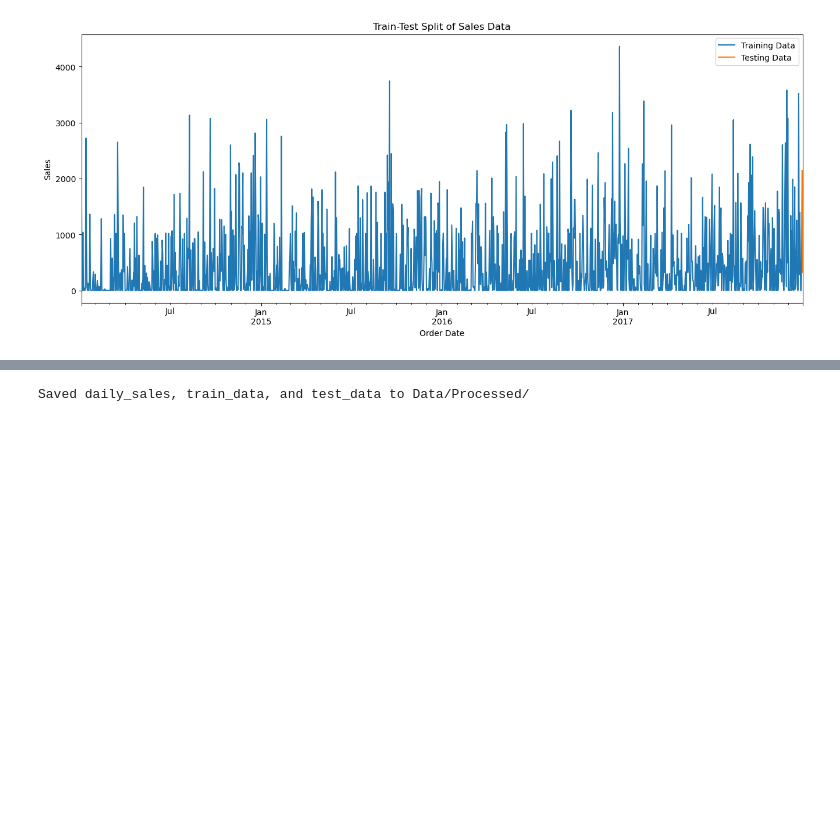
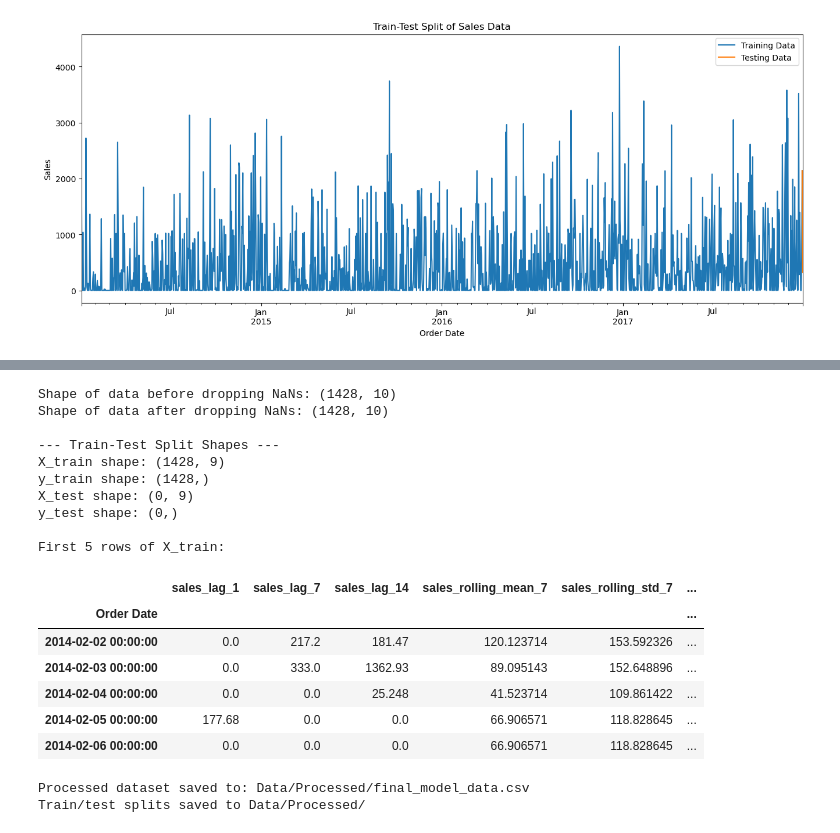
Before and after one commit to huzaifa776/Sales-Forecasting-with-Time-Series-Analysis, a Jupyter notebook: Pre-Processing.ipynb, the cells around one changed output, grey strips where cells are left out. Drawn from its saved outputs; the diff is of its cells as text; code cells hidden in the pictures; blank space fills up the shorter version.

```diff
--- a/Pre-Processing.ipynb
+++ b/Pre-Processing.ipynb
@@ -148,8 +271,68 @@ Shape of testing data: (2,)
+# %%
+# The first few rows will have NaN values because there's not enough past data
+# to calculate lags or rolling windows. Let's drop them.
+final_model_data = model_data.dropna()
+
+print("Shape of data before dropping NaNs:", model_data.shape)
+print("Shape of data after dropping NaNs:", final_model_data.shape)
+
+# --- Define Features (X) and Target (y) ---
+# Our target is what we want to predict: 'Sales'
+y = final_model_data['Sales']
+
+# Our features are all the other columns we created
+X = final_model_data.drop(columns=['Sales'])
+
+
+# --- Perform the Chronological Train-Test Split ---
+cutoff_date = pd.Timestamp('2017-12-31')
+X_train = X.loc[:cutoff_date]
+X_test = X.loc[cutoff_date:]
+
+y_train = y.loc[:cutoff_date]
+y_test = y.loc[cutoff_date:]
+
+print("\n--- Train-Test Split Shapes ---")
+print("X_train shape:", X_train.shape)
+print("y_train shape:", y_train.shape)
+print("X_test shape:", X_test.shape)
+print("y_test shape:", y_test.shape)
+
+print("\nFirst 5 rows of X_train:")
+display(X_train.head())
+# %% [output]
+Shape of data before dropping NaNs: (1428, 10)
+Shape of data after dropping NaNs: (1428, 10)
+
+--- Train-Test Split Shapes ---
+X_train shape: (1428, 9)
+y_train shape: (1428,)
+X_test shape: (0, 9)
+y_test shape: (0,)
+
+First 5 rows of X_train:
+|  | sales_lag_1 | sales_lag_7 | sales_lag_14 | sales_rolling_mean_7 | sales_rolling_std_7 | ... |
+| Order Date |  |  |  |  |  | ... |
+| 2014-02-02 00:00:00 | 0.0 | 217.2 | 181.47 | 120.123714 | 153.592326 | ... |
+| 2014-02-03 00:00:00 | 0.0 | 333.0 | 1362.93 | 89.095143 | 152.648896 | ... |
+| 2014-02-04 00:00:00 | 0.0 | 0.0 | 25.248 | 41.523714 | 109.861422 | ... |
+| 2014-02-05 00:00:00 | 177.68 | 0.0 | 0.0 | 66.906571 | 118.828645 | ... |
+| 2014-02-06 00:00:00 | 0.0 | 0.0 | 0.0 | 66.906571 | 118.828645 | ... |
 # %%
-# Save the daily sales, train, and test splits
-daily_sales.to_csv('Data/Processed/daily_sales.csv', encoding='utf-8')
-train_data.to_csv('Data/Processed/train_data.csv', encoding='utf-8')
-test_data.to_csv('Data/Processed/test_data.csv', encoding='utf-8')
-print("Saved daily_sales, train_data, and test_data to Data/Processed/")
+# Save the final processed dataset and the train/test splits to the specified directory
+processed_dir = 'Data/Processed'
+os.makedirs(processed_dir, exist_ok=True)
+
+# Save the full processed dataset
+final_model_data.to_csv(os.path.join(processed_dir, 'final_model_data.csv'))
+print(f"Processed dataset saved to: {os.path.join(processed_dir, 'final_model_data.csv')}")
+
+# Save train/test splits
+X_train.to_csv(os.path.join(processed_dir, 'X_train.csv'))
+X_test.to_csv(os.path.join(processed_dir, 'X_test.csv'))
+y_train.to_csv(os.path.join(processed_dir, 'y_train.csv'))
+y_test.to_csv(os.path.join(processed_dir, 'y_test.csv'))
+print("Train/test splits saved to Data/Processed/")
 # %% [output]
-Saved daily_sales, train_data, and test_data to Data/Processed/
+Processed dataset saved to: Data/Processed/final_model_data.csv
+Train/test splits saved to Data/Processed/
```
Also changed, not shown: parts of 5 cells of this notebook, 1 other file.
